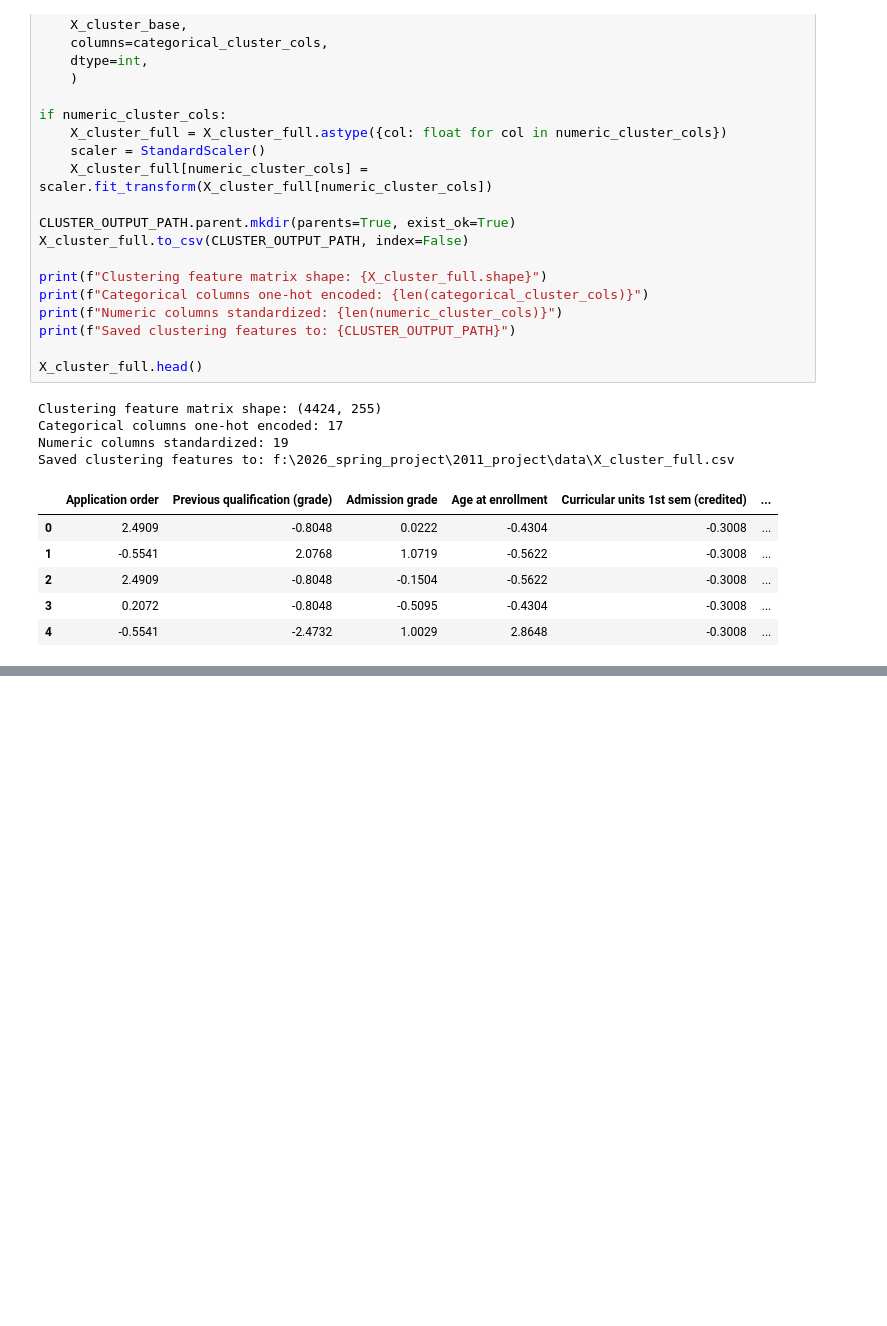
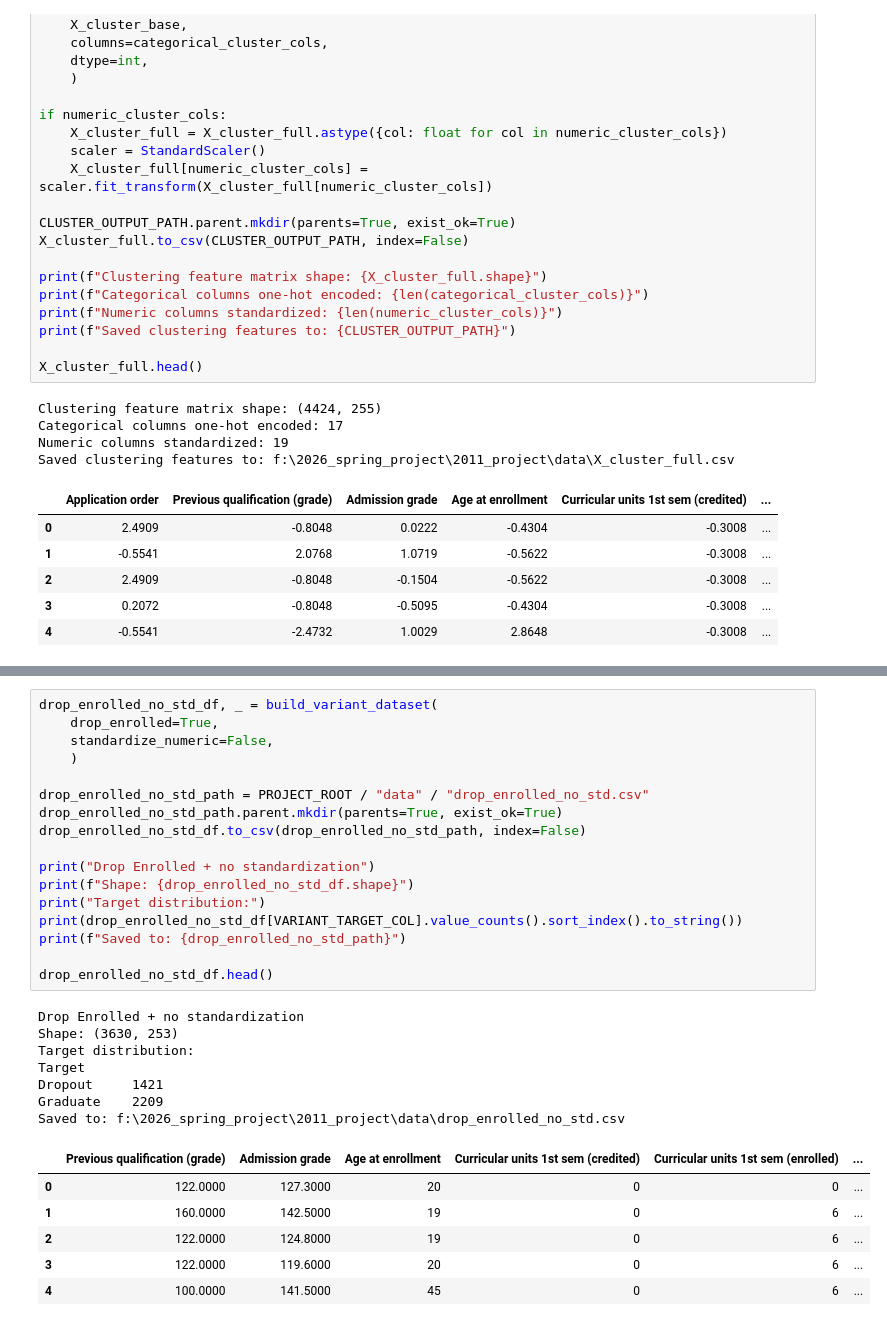
Before and after one commit to NathanTong0921/Machine-Learning-Project, a Jupyter notebook: preprocess/preprocessing.ipynb, the cells around one changed output, grey strips where cells are left out. Saved outputs shown, nothing was run; the diff lists cells and outputs as text; blank space fills up the shorter version.

Commit message:
dataset exploration

```diff
--- a/preprocess/preprocessing.ipynb
+++ b/preprocess/preprocessing.ipynb
@@ -653,0 +730,31 @@ Saved clustering features to: f:\2026_spring_project\2011_project\data\X_cluster
+# %%
+drop_enrolled_no_std_df, _ = build_variant_dataset(
+    drop_enrolled=True,
+    standardize_numeric=False,
+    )
+
+drop_enrolled_no_std_path = PROJECT_ROOT / "data" / "drop_enrolled_no_std.csv"
+drop_enrolled_no_std_path.parent.mkdir(parents=True, exist_ok=True)
+drop_enrolled_no_std_df.to_csv(drop_enrolled_no_std_path, index=False)
+
+print("Drop Enrolled + no standardization")
+print(f"Shape: {drop_enrolled_no_std_df.shape}")
+print("Target distribution:")
+print(drop_enrolled_no_std_df[VARIANT_TARGET_COL].value_counts().sort_index().to_string())
+print(f"Saved to: {drop_enrolled_no_std_path}")
+
+drop_enrolled_no_std_df.head()
+# %% [output]
+Drop Enrolled + no standardization
+Shape: (3630, 253)
+Target distribution:
+Target
+Dropout     1421
+Graduate    2209
+Saved to: f:\2026_spring_project\2011_project\data\drop_enrolled_no_std.csv
+|  | Previous qualification (grade) | Admission grade | Age at enrollment | Curricular units 1st sem (credited) | Curricular units 1st sem (enrolled) | ... |
+| 0 | 122.0000 | 127.3000 | 20 | 0 | 0 | ... |
+| 1 | 160.0000 | 142.5000 | 19 | 0 | 6 | ... |
+| 2 | 122.0000 | 124.8000 | 19 | 0 | 6 | ... |
+| 3 | 122.0000 | 119.6000 | 20 | 0 | 6 | ... |
+| 4 | 100.0000 | 141.5000 | 45 | 0 | 6 | ... |
```
Also changed, not shown: parts of 4 cells of this notebook, 4 other files.
